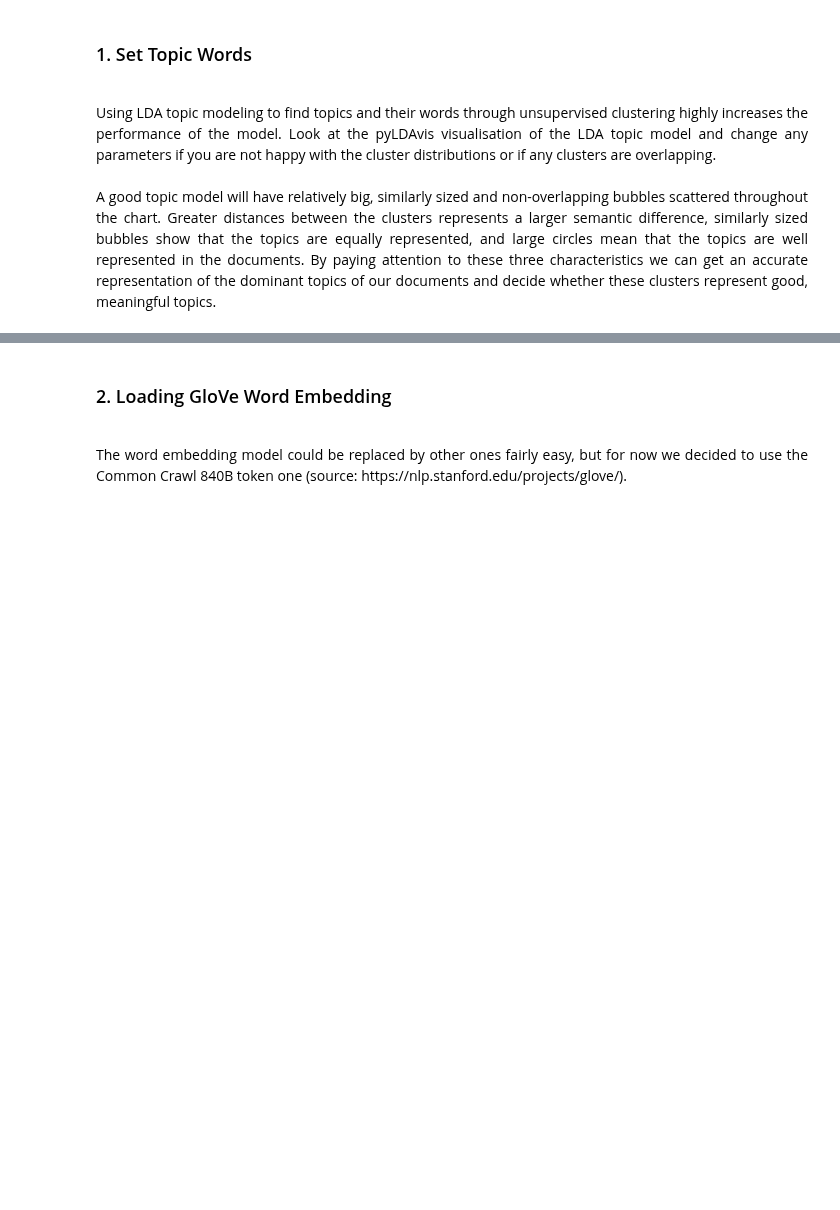
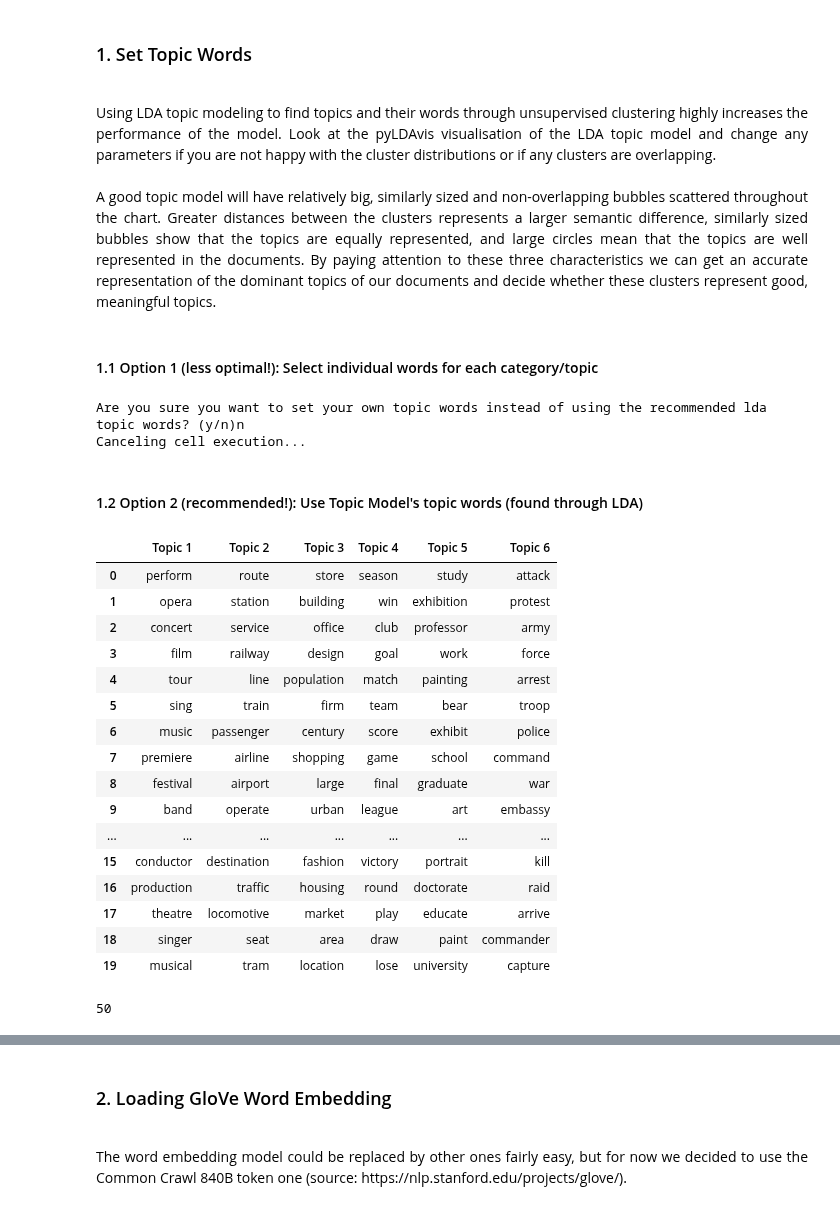
Before and after one commit to seriousdeejay/citynet, a Jupyter notebook: src/analyses/Diederik_Clean/3 Word Embedding Categorisation - Paragraphs.ipynb, the cells around one changed output, grey strips where cells are left out. Cells and saved outputs as stored; diff of their text form; code cells hidden in the pictures; blank space fills up the shorter version.

```diff
--- a/src/analyses/Diederik_Clean/3 Word Embedding Categorisation - Paragraphs.ipynb
+++ b/src/analyses/Diederik_Clean/3 Word Embedding Categorisation - Paragraphs.ipynb
@@ -25,21 +25,60 @@ warnings.filterwarnings('ignore')
 <div style="text-align: justify;">
 A good topic model will have relatively big, similarly sized and non-overlapping bubbles scattered throughout the chart. Greater distances between the clusters represents a larger semantic difference, similarly sized bubbles show that the topics are equally represented, and large circles mean that the topics are well represented in the documents. By paying attention to these three characteristics we can get an accurate representation of the dominant topics of our documents and decide whether these clusters represent good, meaningful topics.
 </div>
+# %% [markdown]
+#### 1.1 Option 1 (less optimal!): Select individual words for each category/topic
 # %%
 # Removing words with double meaning helps (e.g. bear, degree)
 
-#fashion_words = ['fashion', 'model', 'vogue', 'store', 'designer', 'couture', 'catwalk', 'runway', 'modeling', 'clothing', 'cosmetic', 'brand', 'retail', 'advertising', 'perfume']
-diplomacy_words = ['War', 'Embassy', 'Army', 'Diplomatic', 'Ambassador', 'Treaty', 'Protest', 'Force', 'Mission', 'Arrest', 'Government', 'Police', 'Attack', 'Party', 'Minister']
-entertainment_words = ['Opera', 'Festival', 'Perform', 'Orchestra', 'Symphony', 'Concert', 'Music', 'Film', 'Sing', 'Theatre', 'Performance', 'Role', 'Premiere', 'Tour', 'Band']
-art_words = ['Exhibition', 'Art', 'Museum', 'Gallery', 'Exhibit', 'Painting', 'Collection', 'Paint', 'Portrait', 'Artist', 'Sculpture', 'Fashion', 'Design', 'Contemporary', 'Painter']
-education_words = ['Study', 'School', 'Professor', 'University', 'Graduate', 'Educate', 'Lecture', 'Research', 'College', 'Teach', 'Science', 'Education', 'Philosophy', 'Doctorate', 'Faculty'] # replaced bear with educate and degree with Lecture
-transportation_words = ['Railway', 'Route', 'Line', 'Operate', 'Flight', 'Station', 'Service', 'Airline', 'Airport', 'Train', 'Passenger', 'Speed', 'Aircraft', 'Rail', 'Network']
-sport_words = ['Final', 'Win', 'Team', 'Match', 'Game', 'Goal', 'Club', 'League', 'Champion', 'Championship', 'Season', 'Score', 'Round', 'Tournament', 'Football']
+choice = input('Are you sure you want to set your own topic words instead of using the recommended lda topic words? (y/n)')
 
-lda_topic_words = { #'fashion': fashion_words,
-                    'diplomacy': diplomacy_words,
-                   'entertainment': entertainment_words,
-                   'art': art_words,
-                   'education': education_words,
-                   'transportation': transportation_words,
-                   'sport': sport_words}
+if choice == 'y':
+    print('Running cell...')
+
+    #fashion_words = ['fashion', 'model', 'vogue', 'store', 'designer', 'couture', 'catwalk', 'runway', 'modeling', 'clothing', 'cosmetic', 'brand', 'retail', 'advertising', 'perfume']
+    diplomacy_words = ['War', 'Embassy', 'Army', 'Diplomatic', 'Ambassador', 'Treaty', 'Protest', 'Force', 'Mission', 'Arrest', 'Government', 'Police', 'Attack', 'Party', 'Minister']
+    entertainment_words = ['Opera', 'Festival', 'Perform', 'Orchestra', 'Symphony', 'Concert', 'Music', 'Film', 'Sing', 'Theatre', 'Performance', 'Role', 'Premiere', 'Tour', 'Band']
+    art_words = ['Exhibition', 'Art', 'Museum', 'Gallery', 'Exhibit', 'Painting', 'Collection', 'Paint', 'Portrait', 'Artist', 'Sculpture', 'Fashion', 'Design', 'Contemporary', 'Painter']
+    education_words = ['Study', 'School', 'Professor', 'University', 'Graduate', 'Educate', 'Lecture', 'Research', 'College', 'Teach', 'Science', 'Education', 'Philosophy', 'Doctorate', 'Faculty'] # replaced bear with educate and degree with Lecture
+    transportation_words = ['Railway', 'Route', 'Line', 'Operate', 'Flight', 'Station', 'Service', 'Airline', 'Airport', 'Train', 'Passenger', 'Speed', 'Aircraft', 'Rail', 'Network']
+    sport_words = ['Final', 'Win', 'Team', 'Match', 'Game', 'Goal', 'Club', 'League', 'Champion', 'Championship', 'Season', 'Score', 'Round', 'Tournament', 'Football']
+
+    lda_topic_words = { #'fashion': fashion_words,
+                        'diplomacy': diplomacy_words,
+                       'entertainment': entertainment_words,
+                       'art': art_words,
+                       'education': education_words,
+                       'transportation': transportation_words,
+                       'sport': sport_words}
+else:
+    print('Canceling cell execution...')
+# %% [output]
+Are you sure you want to set your own topic words instead of using the recommended lda topic words? (y/n)n
+Canceling cell execution...
+# %% [markdown]
+#### 1.2 Option 2 (recommended!): Use Topic Model's topic words (found through LDA)
+# %%
+lda_topic_words_df_path = '../../../../data_clean/lda_models/lda_model_2million/relevant_words_per_topic.csv'
+lda_topic_words_df = pd.read_csv(lda_topic_words_df_path)
+# %%
+display(lda_topic_words_df[:20])
+len(lda_topic_words_df)
+# %% [output]
+|  | Topic 1 | Topic 2 | Topic 3 | Topic 4 | Topic 5 | Topic 6 |
+| 0 | perform | route | store | season | study | attack |
+| 1 | opera | station | building | win | exhibition | protest |
+| 2 | concert | service | office | club | professor | army |
+| 3 | film | railway | design | goal | work | force |
+| 4 | tour | line | population | match | painting | arrest |
+| 5 | sing | train | firm | team | bear | troop |
+| 6 | music | passenger | century | score | exhibit | police |
+| 7 | premiere | airline | shopping | game | school | command |
+| 8 | festival | airport | large | final | graduate | war |
+| 9 | band | operate | urban | league | art | embassy |
+| ... | ... | ... | ... | ... | ... | ... |
+| 15 | conductor | destination | fashion | victory | portrait | kill |
+| 16 | production | traffic | housing | round | doctorate | raid |
+| 17 | theatre | locomotive | market | play | educate | arrive |
+| 18 | singer | seat | area | draw | paint | commander |
+| 19 | musical | tram | location | lose | university | capture |
+50
```
Also changed, not shown: parts of 21 cells of this notebook, 3 other files.
